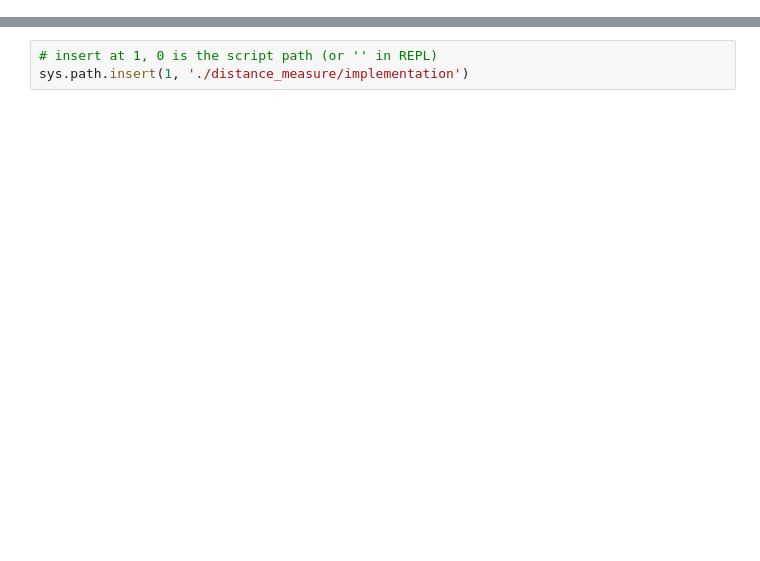
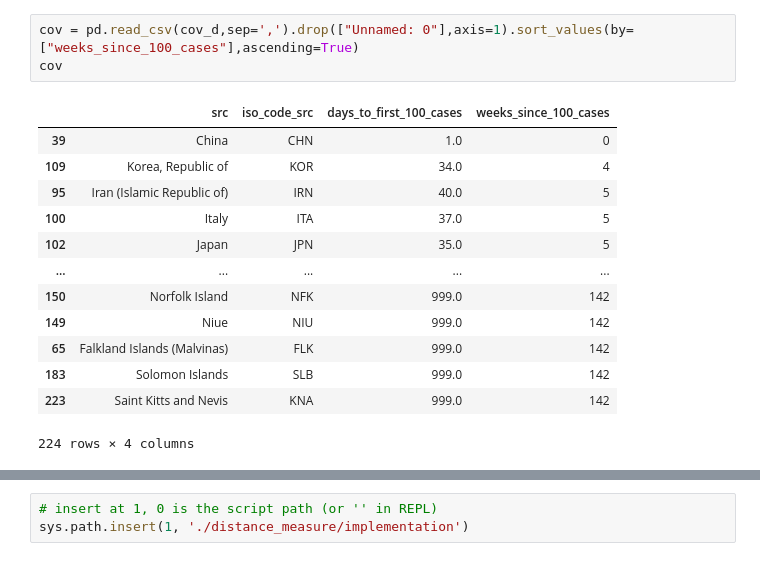
Before and after one commit to jcllobet/MasterThesis, a Jupyter notebook: Distance_Measure_Script.ipynb, the cells around one changed output, grey strips where cells are left out. Saved outputs shown, nothing was run; the diff lists cells and outputs as text; blank space fills up the shorter version.

```diff
--- a/Distance_Measure_Script.ipynb
+++ b/Distance_Measure_Script.ipynb
@@ -29,0 +31,17 @@ bckfl_df = bckfl_df.sort_values(by=['weeks_since_100_cases'])
+# %%
+cov = pd.read_csv(cov_d,sep=',').drop(["Unnamed: 0"],axis=1).sort_values(by=["weeks_since_100_cases"],ascending=True)
+cov
+# %% [output]
+|  | src | iso_code_src | days_to_first_100_cases | weeks_since_100_cases |
+| 39 | China | CHN | 1.0 | 0 |
+| 109 | Korea, Republic of | KOR | 34.0 | 4 |
+| 95 | Iran (Islamic Republic of) | IRN | 40.0 | 5 |
+| 100 | Italy | ITA | 37.0 | 5 |
+| 102 | Japan | JPN | 35.0 | 5 |
+| ... | ... | ... | ... | ... |
+| 150 | Norfolk Island | NFK | 999.0 | 142 |
+| 149 | Niue | NIU | 999.0 | 142 |
+| 65 | Falkland Islands (Malvinas) | FLK | 999.0 | 142 |
+| 183 | Solomon Islands | SLB | 999.0 | 142 |
+| 223 | Saint Kitts and Nevis | KNA | 999.0 | 142 |
+224 rows × 4 columns
```
Also changed, not shown: parts of 18 cells of this notebook, 5 other files.
